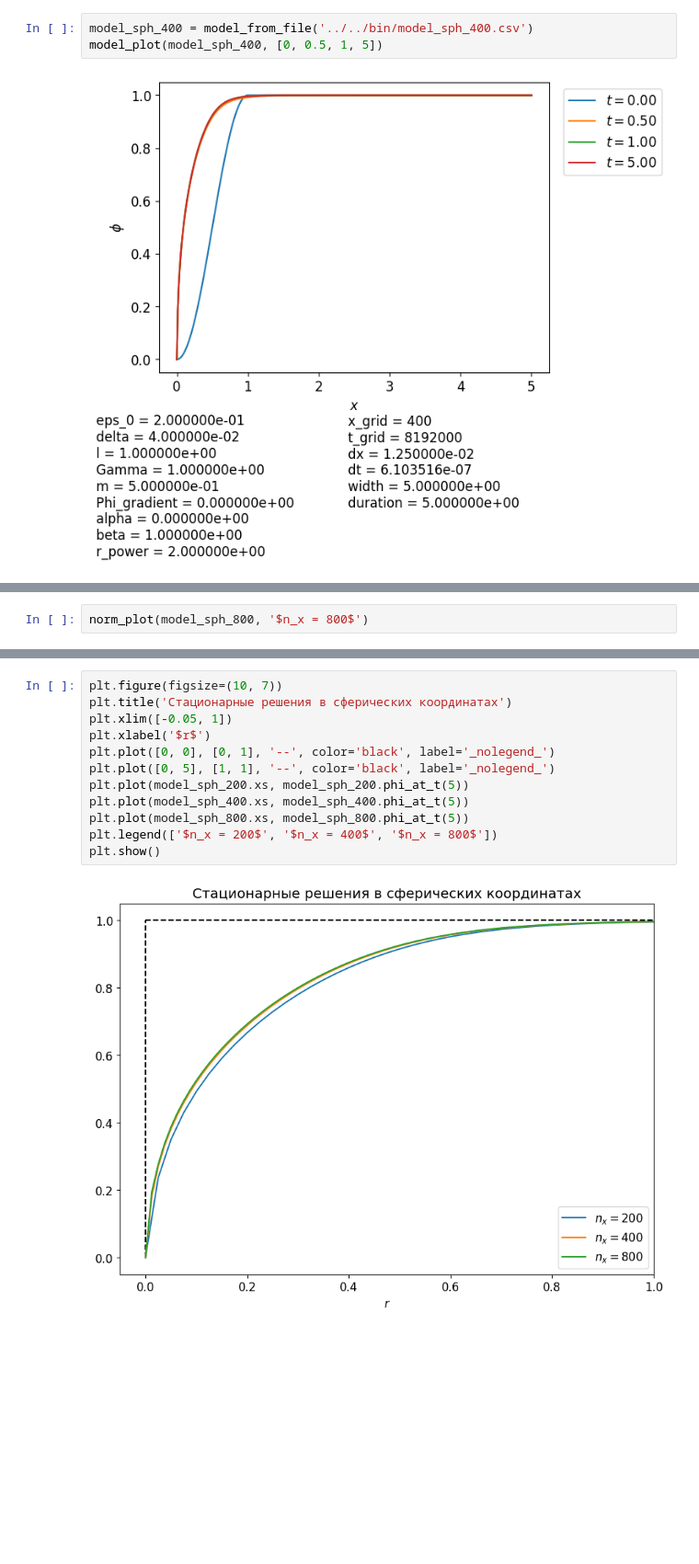
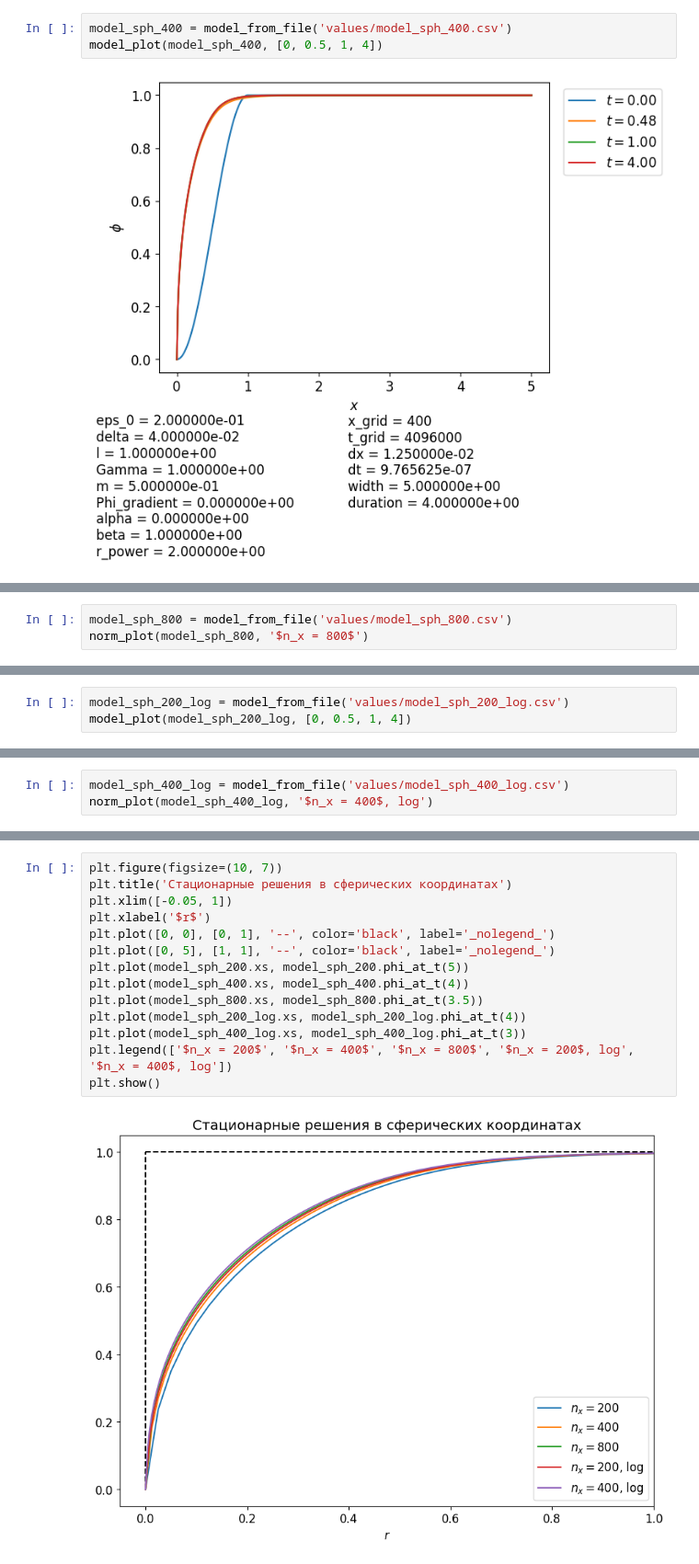
Before and after one commit to ponomarevandr/disruption, a Jupyter notebook: various_coordinates/experiments/test_laplasian/test_laplasian.ipynb, the cells around one changed output, grey strips where cells are left out. Shown at 92% size. Cells and saved outputs as stored; diff of their text form; blank space fills up the shorter version.

```diff
--- a/various_coordinates/experiments/test_laplasian/test_laplasian.ipynb
+++ b/various_coordinates/experiments/test_laplasian/test_laplasian.ipynb
@@ -119,8 +165,8 @@ norm_plot(model_sph_200, '$n_x = 200$')
 # %% [output]
 [figure]
 # %%
-model_sph_400 = model_from_file('../../bin/model_sph_400.csv')
-model_plot(model_sph_400, [0, 0.5, 1, 5])
+model_sph_400 = model_from_file('values/model_sph_400.csv')
+model_plot(model_sph_400, [0, 0.5, 1, 4])
 # %% [output]
 [figure]
 # %%
@@ -135,3 +176,4 @@ model_plot(model_sph_800, [0, 0.5, 1, 5])
 # %%
+model_sph_800 = model_from_file('values/model_sph_800.csv')
 norm_plot(model_sph_800, '$n_x = 800$')
 # %% [output]
@@ -138,0 +181,3 @@ norm_plot(model_sph_800, '$n_x = 800$')
+# %%
+model_sph_200_log = model_from_file('values/model_sph_200_log.csv')
+model_plot(model_sph_200_log, [0, 0.5, 1, 4])
@@ -138,0 +190,3 @@ norm_plot(model_sph_800, '$n_x = 800$')
+# %%
+model_sph_400_log = model_from_file('values/model_sph_400_log.csv')
+norm_plot(model_sph_400_log, '$n_x = 400$, log')
@@ -139,14 +195,16 @@ norm_plot(model_sph_800, '$n_x = 800$')
 # %%
 plt.figure(figsize=(10, 7))
 plt.title('Стационарные решения в сферических координатах')
 plt.xlim([-0.05, 1])
 plt.xlabel('$r$')
 plt.plot([0, 0], [0, 1], '--', color='black', label='_nolegend_')
 plt.plot([0, 5], [1, 1], '--', color='black', label='_nolegend_')
 plt.plot(model_sph_200.xs, model_sph_200.phi_at_t(5))
-plt.plot(model_sph_400.xs, model_sph_400.phi_at_t(5))
-plt.plot(model_sph_800.xs, model_sph_800.phi_at_t(5))
-plt.legend(['$n_x = 200$', '$n_x = 400$', '$n_x = 800$'])
+plt.plot(model_sph_400.xs, model_sph_400.phi_at_t(4))
+plt.plot(model_sph_800.xs, model_sph_800.phi_at_t(3.5))
+plt.plot(model_sph_200_log.xs, model_sph_200_log.phi_at_t(4))
+plt.plot(model_sph_400_log.xs, model_sph_400_log.phi_at_t(3))
+plt.legend(['$n_x = 200$', '$n_x = 400$', '$n_x = 800$', '$n_x = 200$, log', '$n_x = 400$, log'])
 plt.show()
 # %% [output]
-[figure, old version]
+[figure, new version]
```
Also changed, not shown: parts of 24 cells of this notebook, 18 other files.
